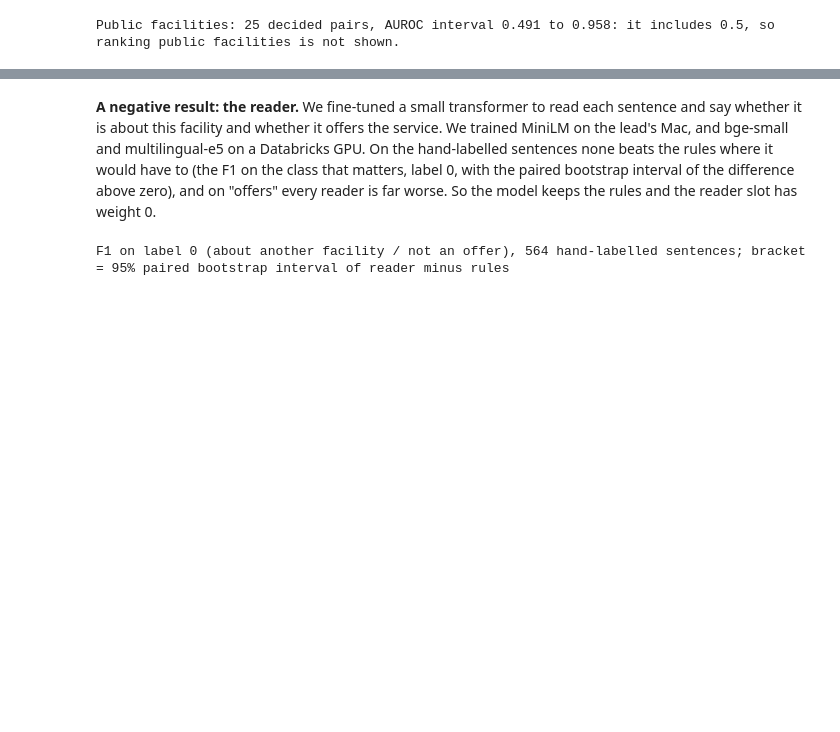
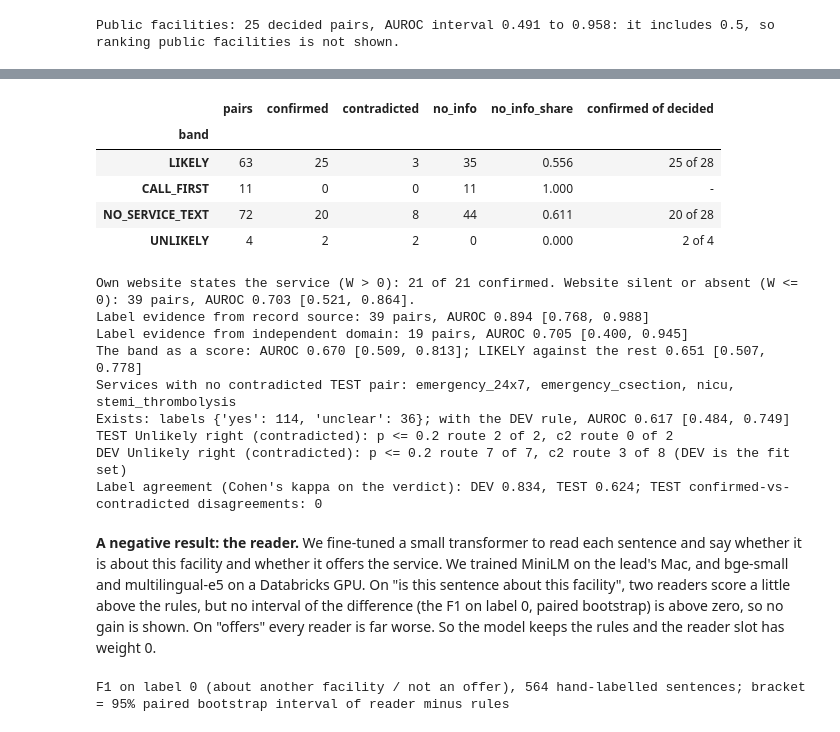
Before and after one commit to LordKarV/databricksdatathon, a Jupyter notebook: submission/referral_saathi.ipynb, the cells around one changed output, grey strips where cells are left out. Drawn from its saved outputs; the diff is of its cells as text; code cells hidden in the pictures; blank space fills up the shorter version.

```diff
--- a/submission/referral_saathi.ipynb
+++ b/submission/referral_saathi.ipynb
@@ -690,10 +709,58 @@ Public facilities: 25 decided pairs, AUROC interval 0.491 to 0.958: it includes
+# %%
+ind = json.loads((ROOT / "model/gold/v3/test_eval/independence.json").read_text())
+assert ind["test_predictions_sha256"] == sealed_sha and ind["overall"]["auroc"] == te["headline_decided"]["auroc"]
+
+
+def auc_txt(m):
+    return "undefined (no contradicted pair)" if m["auroc"] is None else         f"{m['auroc']:.3f} [{m['auroc_ci95'][0]:.3f}, {m['auroc_ci95'][1]:.3f}]"
+
+
+display(pd.DataFrame(ind["bands"]).assign(**{"confirmed of decided": lambda d: d.confirmed_of_decided.map(
+    lambda w: f"{w['k']} of {w['n']}" if w["n"] else "-")}).set_index("band")[
+    ["pairs", "confirmed", "contradicted", "no_info", "no_info_share", "confirmed of decided"]])
+w = ind["by_website_family"]
+print(f"Own website states the service (W > 0): {w['W_gt_0']['confirmed']} of {w['W_gt_0']['n']} confirmed. "
+      f"Website silent or absent (W <= 0): {w['W_le_0']['n']} pairs, AUROC {auc_txt(w['W_le_0'])}.")
+for k, m in ind["by_label_evidence_source"].items():
+    if isinstance(m, dict) and m["n"] >= 5:
+        print(f"Label evidence from {k.replace('_', ' ')}: {m['n']} pairs, AUROC {auc_txt(m)}")
+b = ind["band_as_score"]
+print(f"The band as a score: AUROC {auc_txt(b['band_ordinal'])}; LIKELY against the rest {auc_txt(b['likely_vs_rest'])}")
+print("Services with no contradicted TEST pair:", ", ".join(ind["services_with_0_test_negatives"]))
+ex = ind["existence_head"]
+print(f"Exists: labels {ex['counts']}; with the DEV rule, AUROC {auc_txt(ex['y_E_rule'])}")
+for split, r in ind["unlikely_by_route"].items():
+    if split != "t_U":
+        print(f"{split} Unlikely right (contradicted): p <= {ind['unlikely_by_route']['t_U']} route "
+              f"{r['p_route']['k']} of {r['p_route']['n']}, c2 route {r['c2_route']['k']} of {r['c2_route']['n']}"
+              + (" (DEV is the fit set)" if split == "DEV" else ""))
+labels = {k: json.loads((ROOT / f"model/gold/v3/{k}_labels.json").read_text())["report"]["overlap"]
+          for k in ("dev", "test")}
+print(f"Label agreement (Cohen's kappa on the verdict): DEV {labels['dev']['kappa_service']}, TEST "
+      f"{labels['test']['kappa_service']}; TEST confirmed-vs-contradicted disagreements: "
+      f"{sum(v for k, v in labels['test']['confusion'].items() if set(k.split('|')) == {'confirmed', 'contradicted'})}")
+# %% [output]
+|  | pairs | confirmed | contradicted | no_info | no_info_share | confirmed of decided |
+| band |  |  |  |  |  |  |
+| LIKELY | 63 | 25 | 3 | 35 | 0.556 | 25 of 28 |
+| CALL_FIRST | 11 | 0 | 0 | 11 | 1.000 | - |
+| NO_SERVICE_TEXT | 72 | 20 | 8 | 44 | 0.611 | 20 of 28 |
+| UNLIKELY | 4 | 2 | 2 | 0 | 0.000 | 2 of 4 |
+Own website states the service (W > 0): 21 of 21 confirmed. Website silent or absent (W <= 0): 39 pairs, AUROC 0.703 [0.521, 0.864].
+Label evidence from record source: 39 pairs, AUROC 0.894 [0.768, 0.988]
+Label evidence from independent domain: 19 pairs, AUROC 0.705 [0.400, 0.945]
+The band as a score: AUROC 0.670 [0.509, 0.813]; LIKELY against the rest 0.651 [0.507, 0.778]
+Services with no contradicted TEST pair: emergency_24x7, emergency_csection, nicu, stemi_thrombolysis
+Exists: labels {'yes': 114, 'unclear': 36}; with the DEV rule, AUROC 0.617 [0.484, 0.749]
+TEST Unlikely right (contradicted): p <= 0.2 route 2 of 2, c2 route 0 of 2
+DEV Unlikely right (contradicted): p <= 0.2 route 7 of 7, c2 route 3 of 8 (DEV is the fit set)
+Label agreement (Cohen's kappa on the verdict): DEV 0.834, TEST 0.624; TEST confirmed-vs-contradicted disagreements: 0
 # %% [markdown]
 **A negative result: the reader.** We fine-tuned a small transformer to read each sentence and say whether it is
 about this facility and whether it offers the service. We trained MiniLM on the lead's Mac, and bge-small and
-multilingual-e5 on a Databricks GPU. On the hand-labelled sentences none beats the rules where it
-would have to (the F1 on the class that matters, label 0, with the paired bootstrap interval of the difference
-above zero), and on "offers" every reader is far worse. So the model keeps the rules and the reader slot has
-weight 0.
+multilingual-e5 on a Databricks GPU. On "is this sentence about this facility", two readers score a little
+above the rules, but no interval of the difference (the F1 on label 0, paired bootstrap) is above zero, so no gain
+is shown. On "offers" every reader is far worse. So the model keeps the rules and the reader slot has weight 0.
 # %%
 RD = ROOT / "model/reader"
 mac = json.loads((RD / "out/metrics_full.json").read_text())
```
Also changed, not shown: parts of 14 cells of this notebook, 10 other files.
